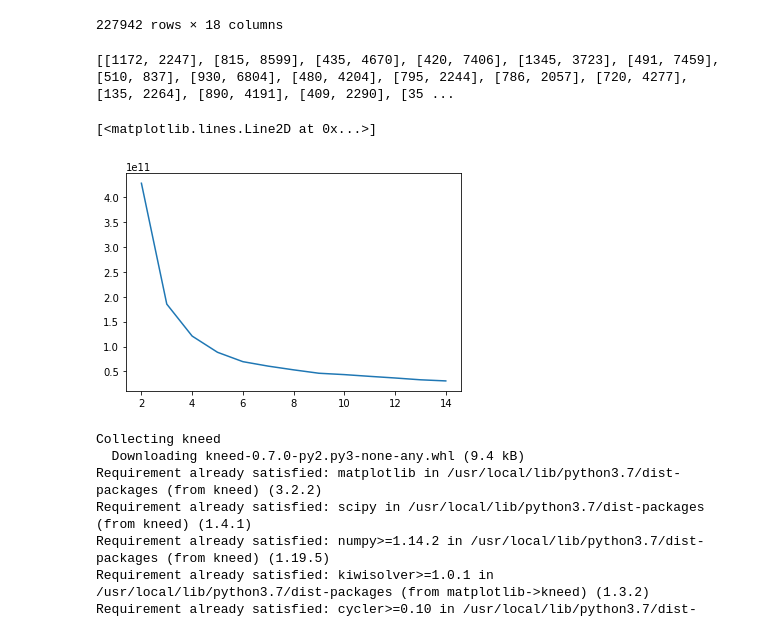
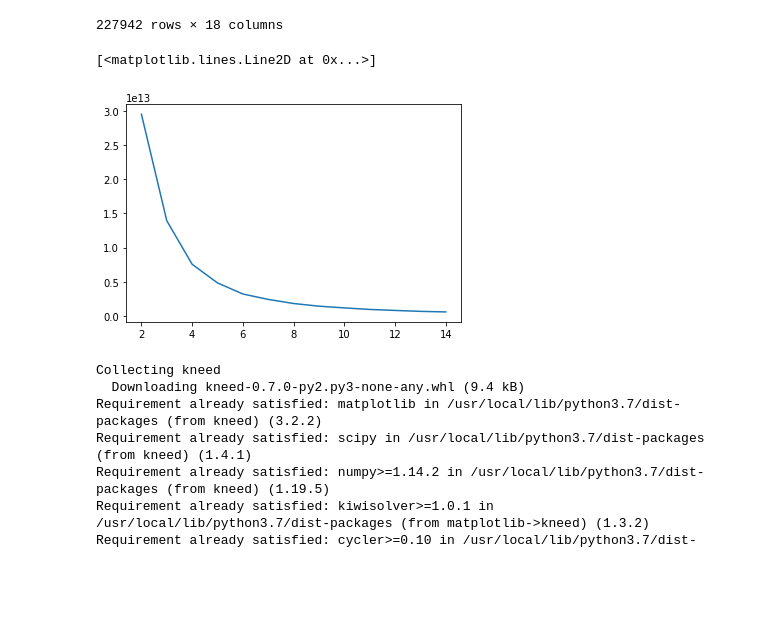
Before and after one commit to sudheendrakatikar/cmpe255-project, a Jupyter notebook: maincode.ipynb, the cells around one changed output. Cells and saved outputs as stored; diff of their text form; code cells hidden in the pictures; blank space fills up the shorter version.

```diff
--- a/maincode.ipynb
+++ b/maincode.ipynb
@@ -358,16 +358,14 @@ See the caveats in the documentation: https://pandas.pydata.org/pandas-docs/stab
 | 227941 | 635 | 1290 | 2 | 27 | 40 | -73 | 60625 | 3186 | ... |
 227942 rows × 18 columns
 # %%
-x=final_df.reset_index()[['CRASH TIME','ON STREET NAME']].values.tolist()
+x=final_df.reset_index()[['CRASH TIME','LOCATION']].values.tolist()
 # x=final_df['CRASH TIME']
 # y=final_df['ON STREET NAME']
 
 from sklearn.preprocessing import MinMaxScaler
 scaler=MinMaxScaler()
-print(x)
-#x_scaled=scaler.fit_transform(x)
+
+x_scaled=scaler.fit_transform(x)
-# %% [output]
-[[1172, 2247], [815, 8599], [435, 4670], [420, 7406], [1345, 3723], [491, 7459], [510, 837], [930, 6804], [480, 4204], [795, 2244], [786, 2057], [720, 4277], [135, 2264], [890, 4191], [409, 2290], [35 ...
 # %%
 import numpy as np
 from sklearn.model_selection import train_test_split
@@ -381,15 +379,15 @@ x_train,x_test,y_train,y_test = train_test_split(x,y,test_size=0.4,random_state=
 # %%
 from sklearn.cluster import KMeans
 scores=[]
 n=15
 for i in range(2,n):
   km=KMeans(n_clusters=i,random_state=0).fit(x)
-  pred=km.predict(x)
-  scores.append(-km.score(x))
+  pred=km.predict(x_scaled)
+  scores.append(-km.score(x_scaled))
 plt.plot([i for i in range(2,n)],scores)
 # %% [output]
 [<matplotlib.lines.Line2D at 0x...>]
-[figure, old version]
+[figure, new version]
 # %%
 pip install kneed
 # %% [output]
```
Also changed, not shown: parts of 25 cells of this notebook.
